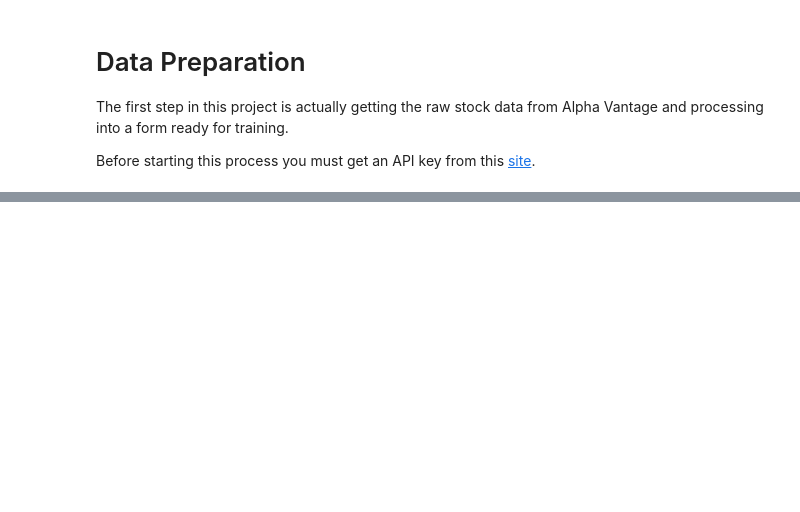
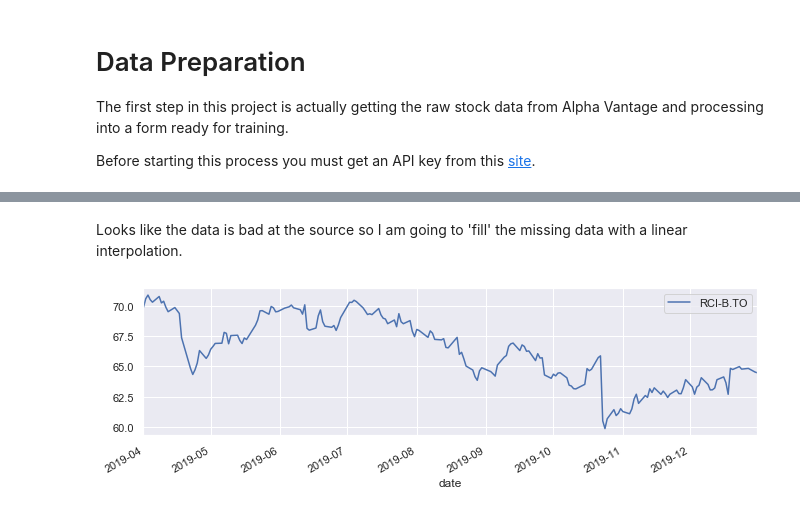
Before and after one commit to daniel-fudge/DRL-Portfolio-Optimization, a Jupyter notebook: data_preparation.ipynb, the cells around one changed output, grey strips where cells are left out. Drawn from its saved outputs; the diff is of its cells as text; code cells hidden in the pictures; blank space fills up the shorter version.

```diff
--- a/data_preparation.ipynb
+++ b/data_preparation.ipynb
@@ -73,0 +131,8 @@ stocks['2019-12-16':'2019-12-11']
+# %% [markdown]
+Looks like the data is bad at the source so I am going to 'fill' the missing data with a linear interpolation.
+# %%
+data = data.replace(0, np.nan).interpolate()
+axes = data.loc['2019':'2019-04', [ticker]].plot(figsize=(11, 3))
+plt.show()
+# %% [output]
+[figure, added]
```
Also changed, not shown: parts of 20 cells of this notebook, 4 other files.
